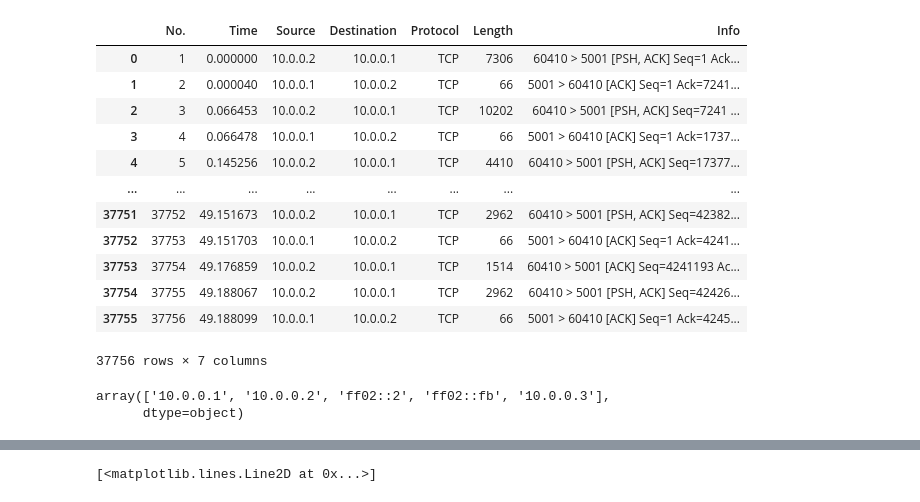
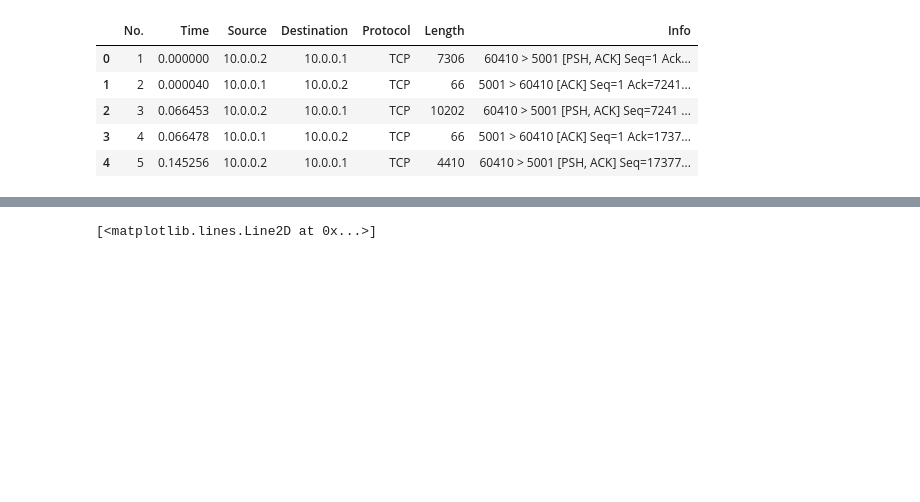
Before and after one commit to jafetimbre/verbose-projects, a Jupyter notebook: infosec/mininet-dos-sim/analize.ipynb, the cells around one changed output, grey strips where cells are left out. Cells and saved outputs as stored; diff of their text form; code cells hidden in the pictures; blank space fills up the shorter version.

```diff
--- a/infosec/mininet-dos-sim/analize.ipynb
+++ b/infosec/mininet-dos-sim/analize.ipynb
@@ -17,21 +17,9 @@ host_1 = pd.read_csv("https://raw.githubusercontent.com/jafetimbre/verbose-proje
 # %%
-host_1
+host_1.head()
 # %% [output]
 |  | No. | Time | Source | Destination | Protocol | Length | Info |
 | 0 | 1 | 0.000000 | 10.0.0.2 | 10.0.0.1 | TCP | 7306 | 60410 > 5001 [PSH, ACK] Seq=1 Ack... |
 | 1 | 2 | 0.000040 | 10.0.0.1 | 10.0.0.2 | TCP | 66 | 5001 > 60410 [ACK] Seq=1 Ack=7241... |
 | 2 | 3 | 0.066453 | 10.0.0.2 | 10.0.0.1 | TCP | 10202 | 60410 > 5001 [PSH, ACK] Seq=7241 ... |
 | 3 | 4 | 0.066478 | 10.0.0.1 | 10.0.0.2 | TCP | 66 | 5001 > 60410 [ACK] Seq=1 Ack=1737... |
 | 4 | 5 | 0.145256 | 10.0.0.2 | 10.0.0.1 | TCP | 4410 | 60410 > 5001 [PSH, ACK] Seq=17377... |
-| ... | ... | ... | ... | ... | ... | ... | ... |
-| 37751 | 37752 | 49.151673 | 10.0.0.2 | 10.0.0.1 | TCP | 2962 | 60410 > 5001 [PSH, ACK] Seq=42382... |
-| 37752 | 37753 | 49.151703 | 10.0.0.1 | 10.0.0.2 | TCP | 66 | 5001 > 60410 [ACK] Seq=1 Ack=4241... |
-| 37753 | 37754 | 49.176859 | 10.0.0.2 | 10.0.0.1 | TCP | 1514 | 60410 > 5001 [ACK] Seq=4241193 Ac... |
-| 37754 | 37755 | 49.188067 | 10.0.0.2 | 10.0.0.1 | TCP | 2962 | 60410 > 5001 [PSH, ACK] Seq=42426... |
-| 37755 | 37756 | 49.188099 | 10.0.0.1 | 10.0.0.2 | TCP | 66 | 5001 > 60410 [ACK] Seq=1 Ack=4245... |
-37756 rows × 7 columns
-# %%
-host_1.Destination.unique()
-# %% [output]
-array(['10.0.0.1', '10.0.0.2', 'ff02::2', 'ff02::fb', '10.0.0.3'],
-      dtype=object)
```
Also changed, not shown: parts of 10 cells of this notebook.
